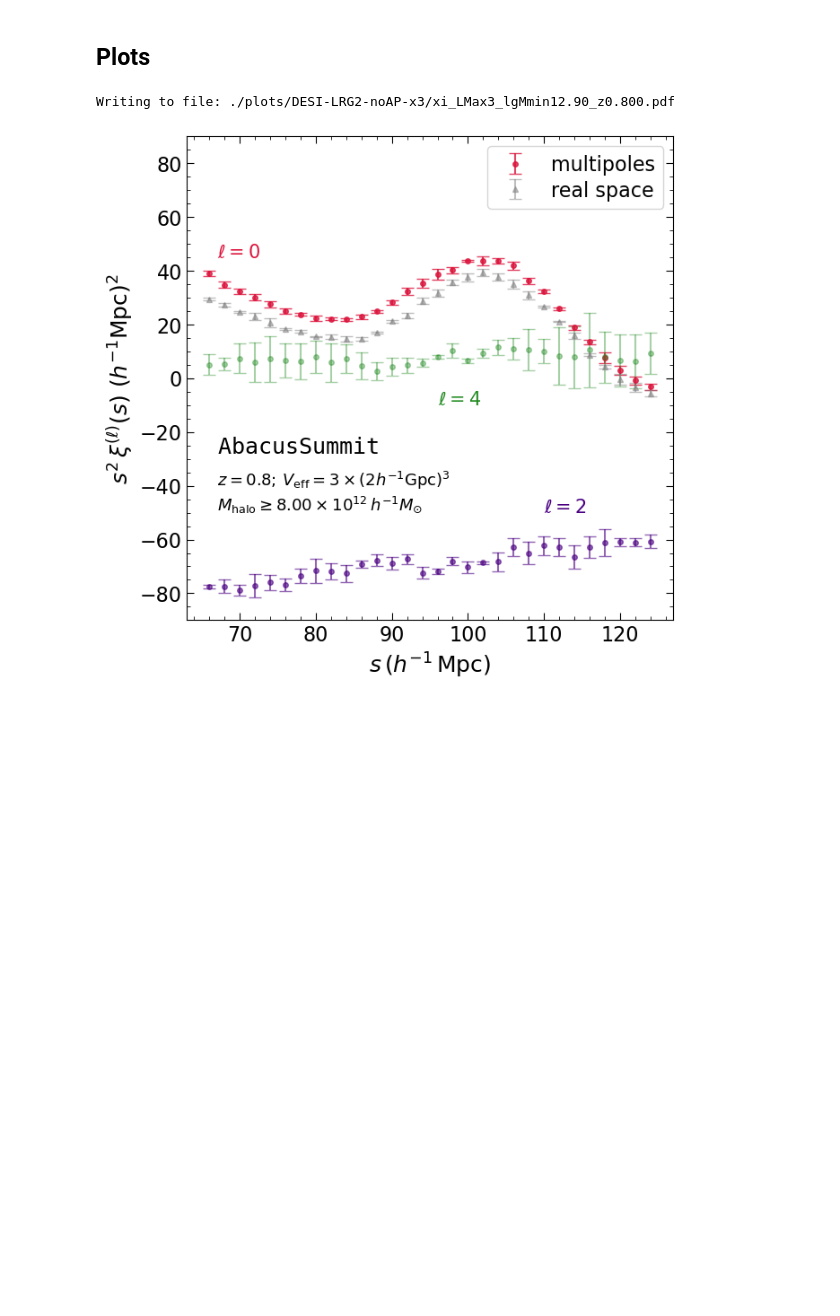
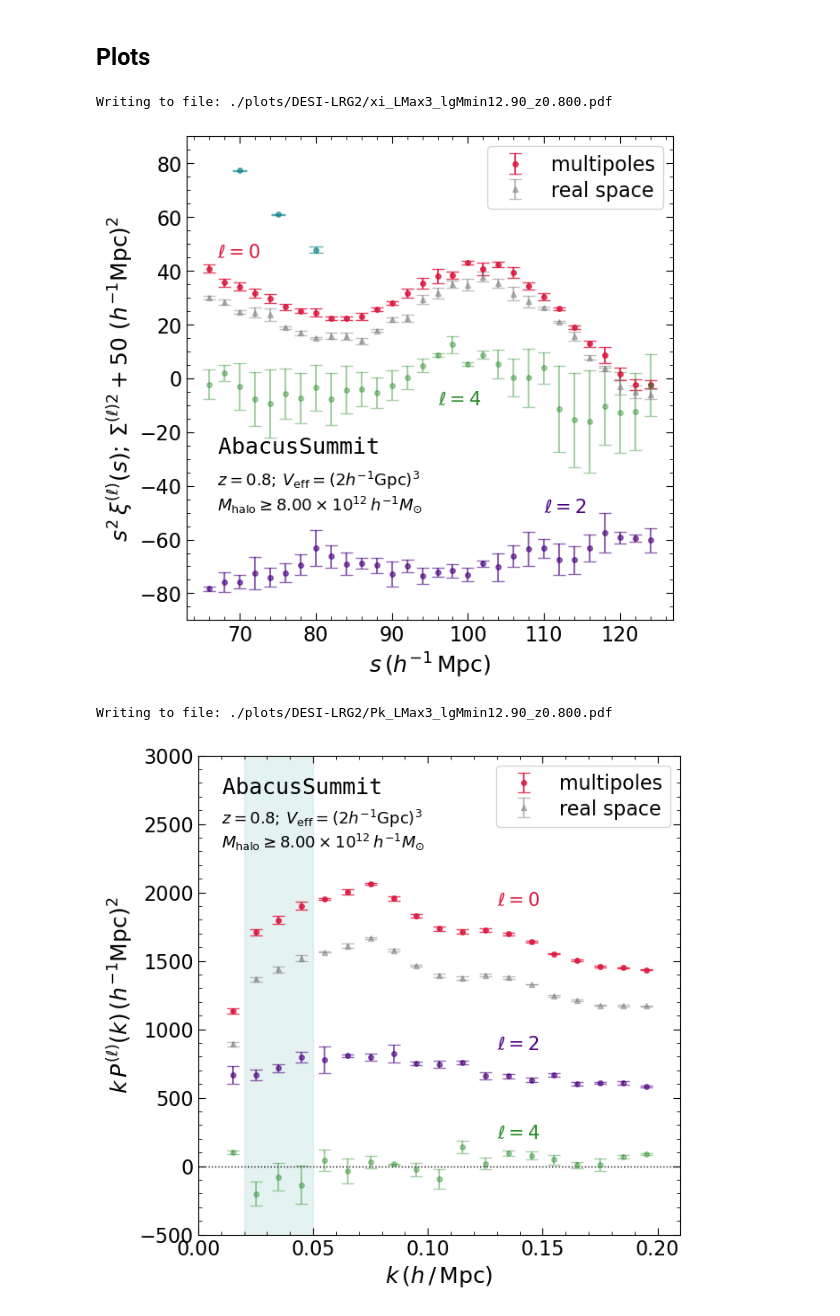
Before and after one commit to a-paranjape/zeldovich-smearing, a Jupyter notebook: examples/Pairwise_Visualize_Abacus.ipynb, the cells around one changed output. Saved outputs shown, nothing was run; the diff lists cells and outputs as text; code cells hidden in the pictures; blank space fills up the shorter version.

Commit message:
updated DESI-LRG2 example

```diff
--- a/examples/Pairwise_Visualize_Abacus.ipynb
+++ b/examples/Pairwise_Visualize_Abacus.ipynb
@@ -59,20 +59,20 @@ mpl setup done
 ### Files and folders
 # %%
 # unique string identifying the sample
-# -- one of ['DESI-LRG2','DESI-LRG2-AP-x3','DESI-LRG2-noAP-x3']
-Sample = 'DESI-LRG2-noAP-x3'
+# -- one of ['DESI-LRG2','Euclid-ELG','DESI-LRG2-AP-x3','DESI-LRG2-noAP-x3']
+Sample = 'DESI-LRG2'
+
+Redshift = 0.8 # 0.8 [also 0.1 available for 'DESI-LRG2-x3/AP']
 # %%
 Plots_Dir = Base_Dir + 'plots/' + Sample + '/'
 Path(Plots_Dir).mkdir(parents=True,exist_ok=True) # folder to store plots
 
 Data_Dir = Base_Dir + 'data/AbacusSummit/base_c000/' + Sample + '/'
 
-Redshift = 0.8 # 0.8 [also 0.1 available for 'DESI-LRG2-x3/AP']
-
 Include_Sig2Obs = True if 'noAP' not in Sample else False
 # below should match what was used (safest not to change defaults)
 L_Max = 3
-N_Real = 3
+N_Phase = 3
 Mmin_dict = {'DESI-LRG2':8e12,
              'DESI-LRG2-AP-x3':8e12 if Redshift > 0.5 else 1.25e13,
              'DESI-LRG2-noAP-x3':8e12 if Redshift > 0.5 else 1.25e13}
@@ -151,6 +154,11 @@ Reading file: ./data/AbacusSummit/base_c000/DESI-LRG2-noAP-x3/xi_lgMmin12.90_z0.
 Save_Fig = True
 # %%
 cols = ['crimson','indigo','forestgreen']
+
+if Sample[-2-len(str(N_Phase)):] == '-x{0:d}'.format(N_Phase):
+    zV_text = '$z = {0:.1f}; \\, V_{{\\rm eff}} = {1:d}\\times(2h^{{-1}}{{\\rm Gpc}})^{{3}}$'.format(Redshift,N_Phase)
+else:
+    zV_text = '$z = {0:.1f}; \\, V_{{\\rm eff}} = (2h^{{-1}}{{\\rm Gpc}})^{{3}}$'.format(Redshift)
 
 plt.figure(figsize=(7,7))
 plt.xlabel('$s\\,(h^{{-1}}\\,{{\\rm Mpc}})$')
@@ -175,7 +183,6 @@ if Include_Sig2Obs:
                  marker='o',ls='none',c='teal',capsize=6,markersize=4,lw=1,alpha=0.6)
 
 plt.text(67,77-105,'$\\tt{{AbacusSummit}}$',fontsize=FS)
-zV_text = '$z = {0:.1f}; \\, V_{{\\rm eff}} = {1:d}\\times(2h^{{-1}}{{\\rm Gpc}})^{{3}}$'.format(Redshift,N_Real)
 plt.text(67,65-105,zV_text,fontsize=FS3)
 mmin_expo = 12.0 if Redshift > 0.5 else 13.0
 mmin_absc = M_min/10**mmin_expo
@@ -208,33 +215,38 @@ if Include_Sig2Obs:
         plt.errorbar(Pk[0],Pk[0]*Pk[2*L+1],yerr=Pk[0]*Pk[2*L+2],
                      c=cols[L],ls='none',capsize=5,marker='o',markersize=4,alpha=1-0.2*(L+1),label=data_label)
     # khfac = 1+2*0.2/3+0.2**2/5
     plt.errorbar(Pk_real[0],Pk_real[0]*Pk_real[1],yerr=Pk_real[0]*Pk_real[2],
                  c='gray',ls='none',capsize=5,marker='^',markersize=4,alpha=0.5,label='real space')
     plt.axhline(0.0,c='k',ls=':',lw=1)
     yvals = np.linspace(-5000,5000,10)
     plt.fill_betweenx(yvals,K_Max*np.ones_like(yvals),K_Min*np.ones_like(yvals),color='teal',alpha=0.1)
     plt.legend(loc='upper right')
     plt.minorticks_on()
 
     plt.text(0.01,2720,'$\\tt{{AbacusSummit}}$',fontsize=FS)
-    zV_text = '$z = {0:.1f}; \\, V_{{\\rm eff}} = {1:d}\\times(2h^{{-1}}{{\\rm Gpc}})^{{3}}$'.format(Redshift,N_Real)
+    # if Sample[-2-len(str(N_Phase)):] == '-x{0:d}'.format(N_Phase):
+    #     zV_text = '$z = {0:.1f}; \\, V_{{\\rm eff}} = {1:d}\\times(2h^{{-1}}{{\\rm Gpc}})^{{3}}$'.format(Redshift,N_Phase)
+    # else:
+    #     zV_text = '$z = {0:.1f}; \\, V_{{\\rm eff}} = (2h^{{-1}}{{\\rm Gpc}})^{{3}}$'.format(Redshift)
     plt.text(0.01,2500,zV_text,fontsize=FS3)
     mmin_expo = 12.0 if Redshift > 0.5 else 13.0
     mmin_absc = M_min/10**mmin_expo
     mmin_text = '$M_{{\\rm halo}} \\geq {0:.2f}\\times 10^{{{1:.0f}}}\\, h^{{-1}}M_{{\\odot}}$'.format(mmin_absc,mmin_expo)
     plt.text(0.01,2330,mmin_text,fontsize=FS3)
 
     plt.text(0.13,1900,'$\ell = 0$',fontsize=FS2,c=cols[0])
     if L_Max > 1:
         plt.text(0.13,850,'$\ell = 2$',fontsize=FS2,c=cols[1])
         if L_Max == 3:
             plt.text(0.13,200,'$\ell = 4$',fontsize=FS2,c=cols[2])
 
     if Save_Fig:
         Pk_Plot_File = Plots_Dir + File_Stem_Pk + '.pdf'
         print('Writing to file: '+Pk_Plot_File)
         plt.savefig(Pk_Plot_File,bbox_inches='tight')
     plt.show()
 # %% [output]
-Writing to file: ./plots/DESI-LRG2-noAP-x3/xi_LMax3_lgMmin12.90_z0.800.pdf
+Writing to file: ./plots/DESI-LRG2/xi_LMax3_lgMmin12.90_z0.800.pdf
-[figure, old version]
+[figure, new version]
+Writing to file: ./plots/DESI-LRG2/Pk_LMax3_lgMmin12.90_z0.800.pdf
+[figure, added]
```
Also changed, not shown: parts of 1 cell of this notebook, 27 other files.
